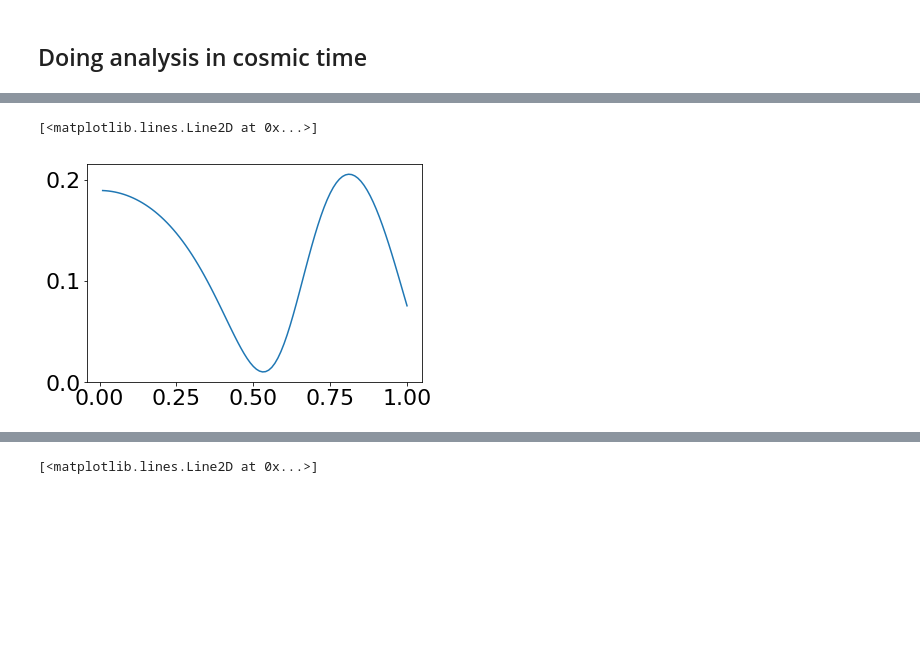
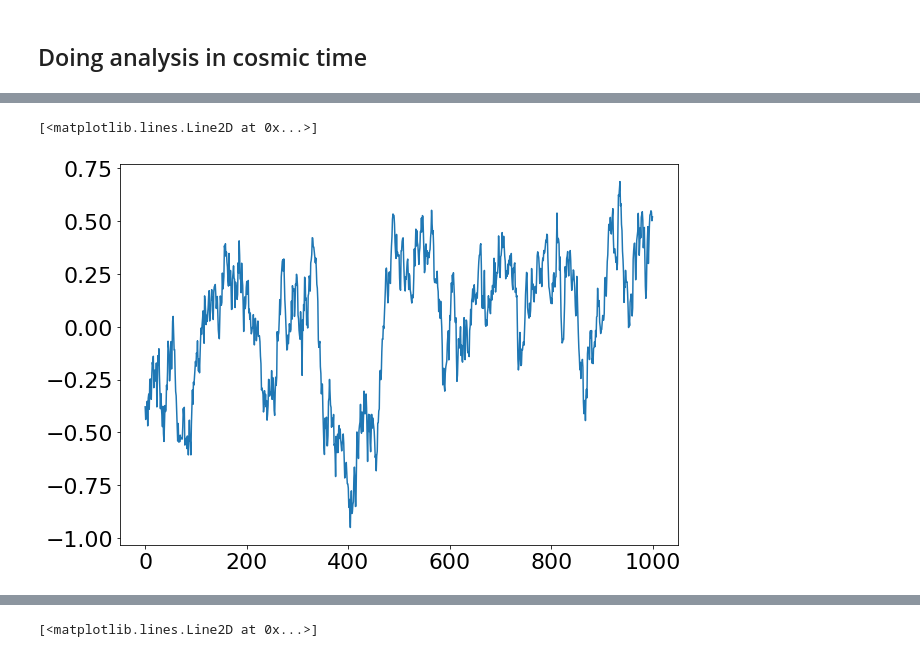
Before and after one commit to nevencaplar/Variability, a Jupyter notebook: MainSequence.ipynb, the cells around one changed output, grey strips where cells are left out. Saved outputs shown, nothing was run; the diff lists cells and outputs as text; code cells hidden in the pictures; blank space fills up the shorter version.

```diff
--- a/MainSequence.ipynb
+++ b/MainSequence.ipynb
@@ -799,5 +796,13 @@ P_LS=lomb_scargle(time_single_analysis,dms_single_analysis,0.0001,omega)
+# %%
+t=np.arange(0,1000)
+y=generate_damped_RW(t,tau=100,random_state=30)
+dy=np.ones(len(t))
+P=30
+#y=np.sin(2*np.pi*t/P)
+period = 10 ** np.linspace(1, 3, 10000)
+omega = 2 * np.pi / period
 # %%
-plt.plot(omega,P_LS)
+plt.plot(t,y)
 # %% [output]
 [<matplotlib.lines.Line2D at 0x...>]
-[figure, old version]
+[figure, new version]
```
Also changed, not shown: parts of 21 cells of this notebook.
